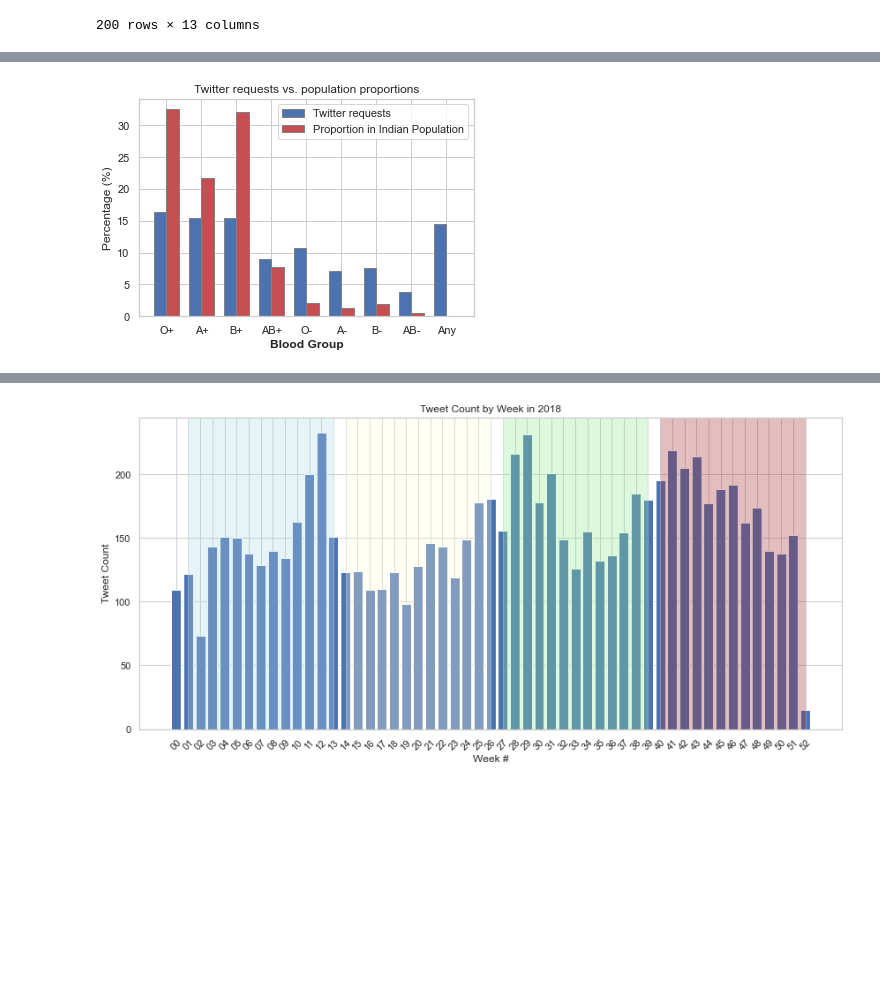
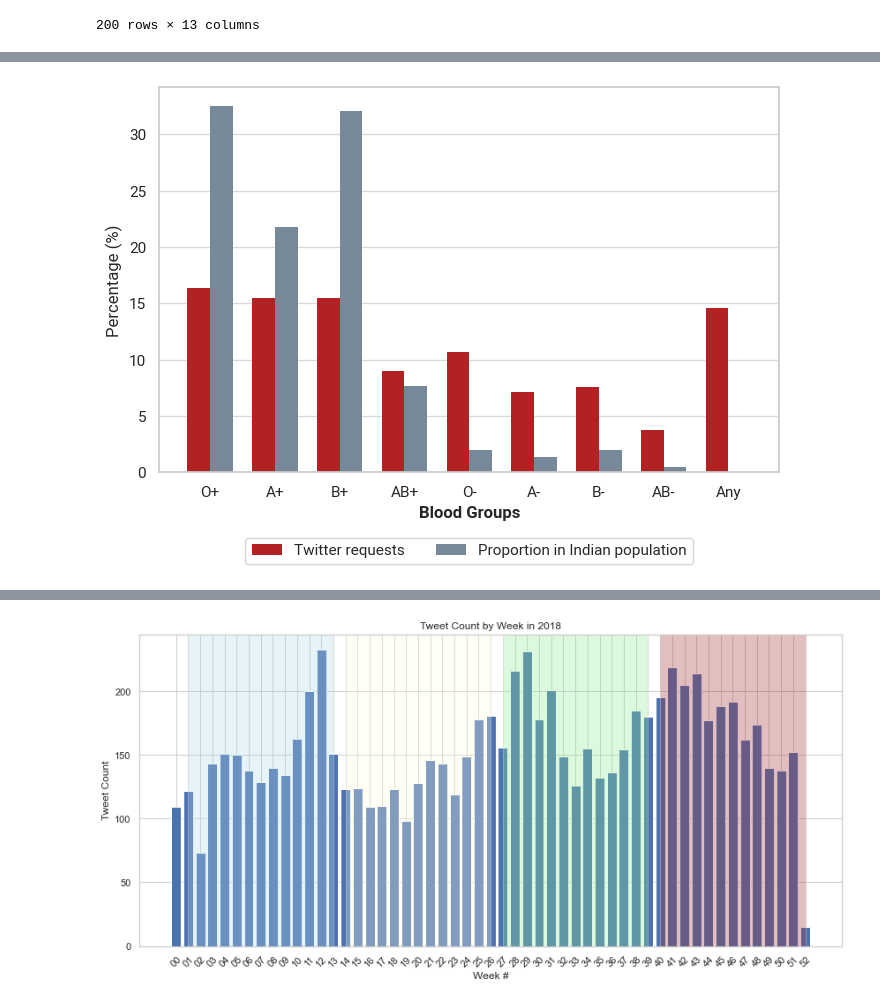
Before and after one commit to jonathanold/conflict-india, a Jupyter notebook: code/tweets/cities-blood-groups.ipynb, the cells around one changed output, grey strips where cells are left out. Drawn from its saved outputs; the diff is of its cells as text; code cells hidden in the pictures; blank space fills up the shorter version.

```diff
--- a/code/tweets/cities-blood-groups.ipynb
+++ b/code/tweets/cities-blood-groups.ipynb
@@ -328,39 +327,55 @@ blood_group_counts = blood_df['blood_group'].value_counts(normalize=True) * 100
 # Proportions of blood groups in the Indian population
 # The order of blood groups should match your dataset (from here: https://en.wikipedia.org/wiki/Blood_type_distribution_by_country)
 indian_population_proportions = [32.53, 21.80, 32.10, 7.70, 2.03, 1.36, 2.00, 0.48,0]
 
 # Ensure the blood group categories are in the same order as the Indian population data
 blood_group_categories = ['O+', 'A+', 'B+', 'AB+', 'O-', 'A-', 'B-', 'AB-', 'Any']
 blood_group_counts = blood_group_counts.reindex(blood_group_categories).fillna(0)
 
+from matplotlib import rcParams
+from matplotlib.font_manager import FontProperties
+
+import matplotlib.font_manager
+
+
+
+# Register the font with Matplotlib
+plt.rcParams['font.family'] = 'Roboto' # Roboto' # 'Libertine'
+# plt.rcParams['font.pala'] = FontProperties(fname=palatino_path)
+
+
 # Create the bar chart
-fig, ax = plt.subplots()
+fig, ax = plt.subplots(figsize=(8,5))
 
 # Set position of bar on X axis
 bar_width = 0.35
 r1 = np.arange(len(blood_group_counts))
 r2 = [x + bar_width for x in r1]
 
 # Make the plot
-ax.bar(r1, blood_group_counts, color='b', width=bar_width, edgecolor='grey', label='Twitter requests')
-ax.bar(r2, indian_population_proportions, color='r', width=bar_width, edgecolor='grey', label='Proportion in Indian Population')
+ax.bar(r1, blood_group_counts, color='firebrick', width=bar_width, edgecolor='none', label='Twitter requests')
+ax.bar(r2, indian_population_proportions, color='lightslategray', width=bar_width, edgecolor='none', label='Proportion in Indian population')
 
 # Add xticks on the middle of the group bars
-ax.set_xlabel('Blood Group', fontweight='bold')
+ax.set_xlabel('Blood Groups', fontweight='bold')
 ax.set_xticks([r + bar_width / 2 for r in range(len(blood_group_counts))])
 ax.set_xticklabels(blood_group_categories)
 
+ax.yaxis.grid(True, linestyle='-', which='major', color='black', alpha=0.15)
+ax.xaxis.grid(True, linestyle='-', which='major', color='black', alpha=0.0)
 
 
 # Create legend & Show graphic
 ax.legend()
 plt.ylabel('Percentage (%)')
-plt.title('Twitter requests vs. population proportions')
+# plt.title('Twitter requests vs. population proportions', fontsize=18)
+ax.legend(loc='upper center', bbox_to_anchor=(0.5, -0.15),  fancybox=True, ncol=2)
+
 plt.savefig('twitter_vs_pop.pdf', format='pdf', dpi=300, bbox_inches='tight', transparent=True)
 
 plt.show()
 # %% [output]
-[figure, old version]
+[figure, new version]
 # %%
 # ABO and Rh blood type distribution in India
 blood_groups = df['blood_group'].unique()
```
Also changed, not shown: parts of 6 cells of this notebook, 1 other file.
